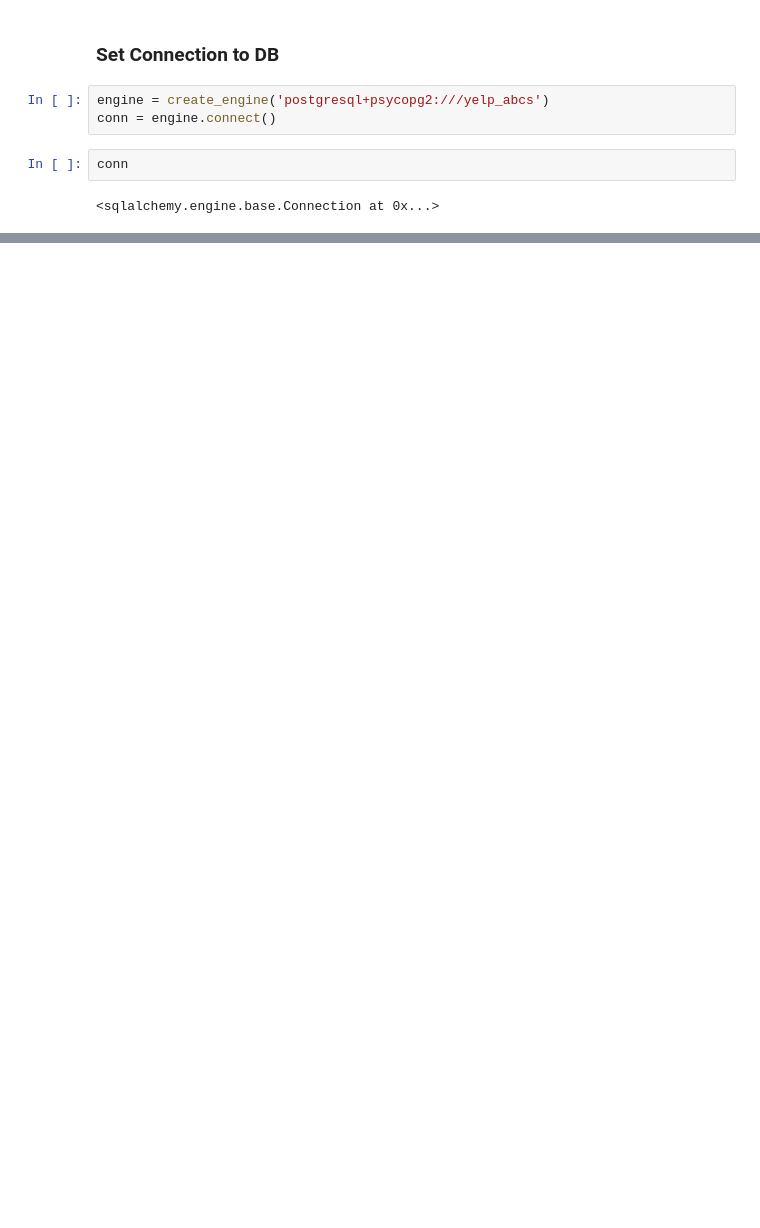
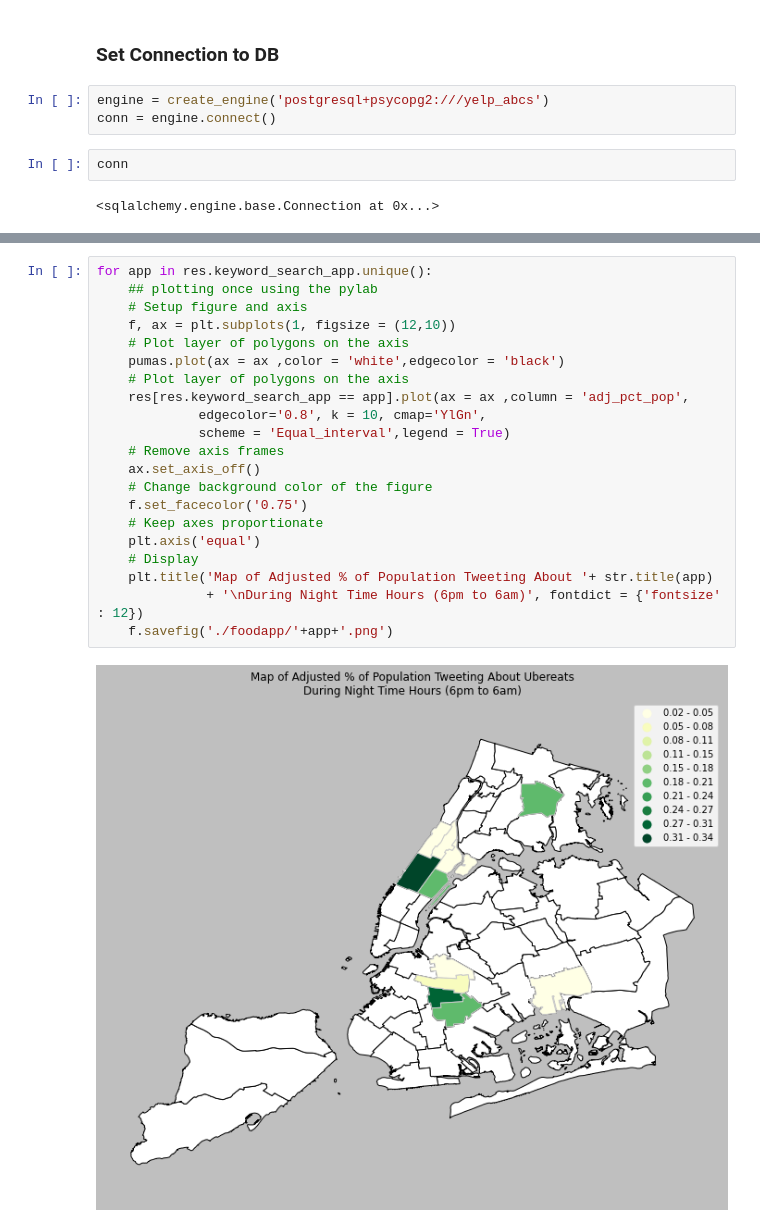
Before and after one commit to meiguan/yelp_abcs, a Jupyter notebook: stag/takeout_apps_nyc.ipynb, the cells around one changed output, grey strips where cells are left out. Cells and saved outputs as stored; diff of their text form; blank space fills up the shorter version.

```diff
--- a/stag/takeout_apps_nyc.ipynb
+++ b/stag/takeout_apps_nyc.ipynb
@@ -128,0 +367,23 @@ df
+# %%
+for app in res.keyword_search_app.unique():
+    ## plotting once using the pylab
+    # Setup figure and axis
+    f, ax = plt.subplots(1, figsize = (12,10))
+    # Plot layer of polygons on the axis
+    pumas.plot(ax = ax ,color = 'white',edgecolor = 'black')
+    # Plot layer of polygons on the axis
+    res[res.keyword_search_app == app].plot(ax = ax ,column = 'adj_pct_pop',
+             edgecolor='0.8', k = 10, cmap='YlGn',
+             scheme = 'Equal_interval',legend = True)
+    # Remove axis frames
+    ax.set_axis_off()
+    # Change background color of the figure
+    f.set_facecolor('0.75')
+    # Keep axes proportionate
+    plt.axis('equal')
+    # Display
+    plt.title('Map of Adjusted % of Population Tweeting About '+ str.title(app)
+              + '\nDuring Night Time Hours (6pm to 6am)', fontdict = {'fontsize' : 12})
+    f.savefig('./foodapp/'+app+'.png')
+# %% [output]
+[figure, added]
```
Also changed, not shown: parts of 40 cells of this notebook, 15 other files.
